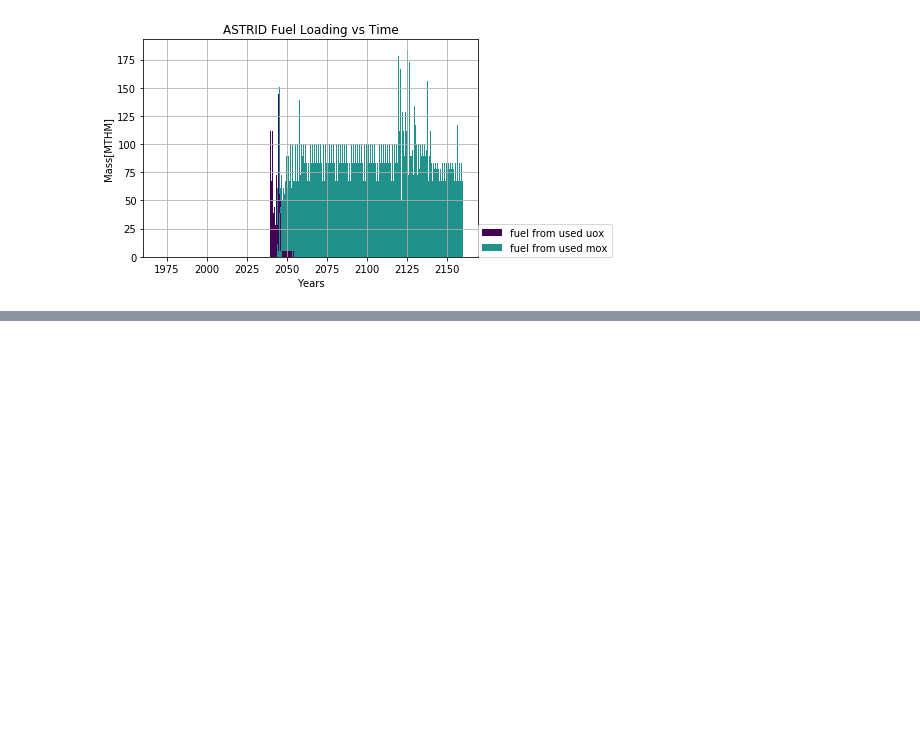
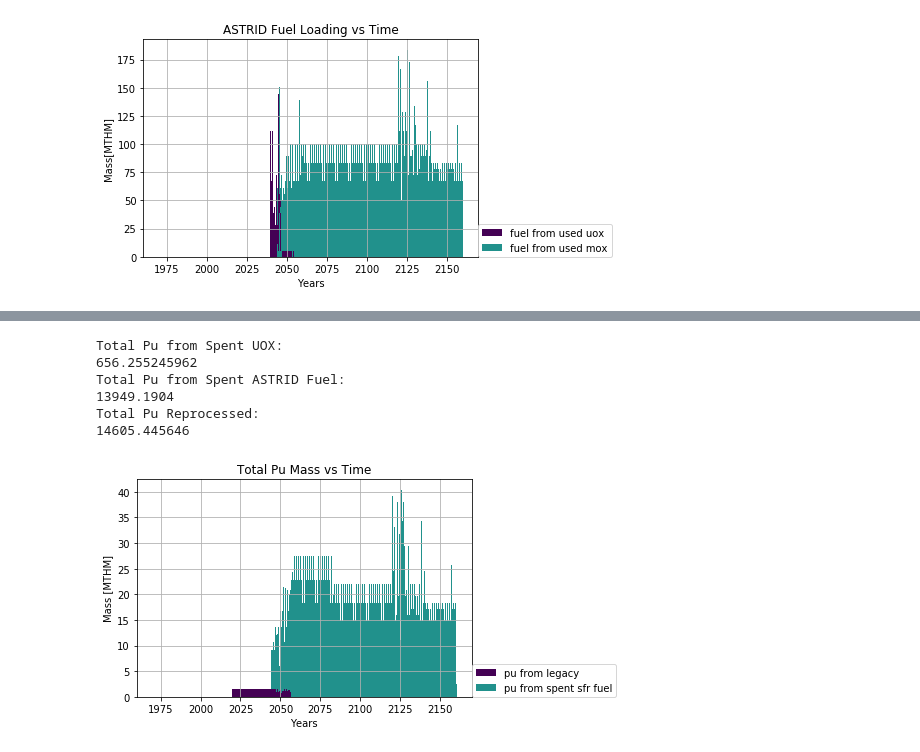
Before and after one commit to pichman2/cyclus-tutorial, a Jupyter notebook: Tutorial_intermediate.ipynb, the cells around one changed output, grey strips where cells are left out. Cells and saved outputs as stored; diff of their text form; code cells hidden in the pictures; blank space fills up the shorter version.

```diff
--- a/Tutorial_intermediate.ipynb
+++ b/Tutorial_intermediate.ipynb
@@ -318,0 +364,26 @@ Image(filename='where_fuel.png')
+# %%
+# cum plutonium flux
+agent_ids = analysis.agent_ids(cur, 'separations')
+pu = analysis.facility_commodity_flux(cur, agent_ids, ['uox_Pu', 'astrid_Pu'], True, False)
+pu['pu from legacy'] = pu.pop('uox_Pu')
+pu['pu from spent sfr fuel'] = pu.pop('astrid_Pu')
+analysis.stacked_bar_chart(pu, timestep, 'Years', 'Mass [MTHM]', 'Total Pu Mass vs Time', 'pu', init_year)
+
+print('Total Pu from Spent UOX:')
+print(sum(pu['pu from legacy']))
+print('Total Pu from Spent ASTRID Fuel:')
+print(sum(pu['pu from spent sfr fuel']))
+print('Total Pu Reprocessed:')
+print(sum(pu['pu from spent sfr fuel']) + sum(pu['pu from legacy']))
+# %% [output]
+Total Pu from Spent UOX:
+656.255245962
+Total Pu from Spent ASTRID Fuel:
+13949.1904
+Total Pu Reprocessed:
+14605.445646
+# %%
+from IPython.display import Image
+Image(filename='pu.png')
+# %% [output]
+[figure, added]
```
Also changed, not shown: parts of 9 cells of this notebook.
